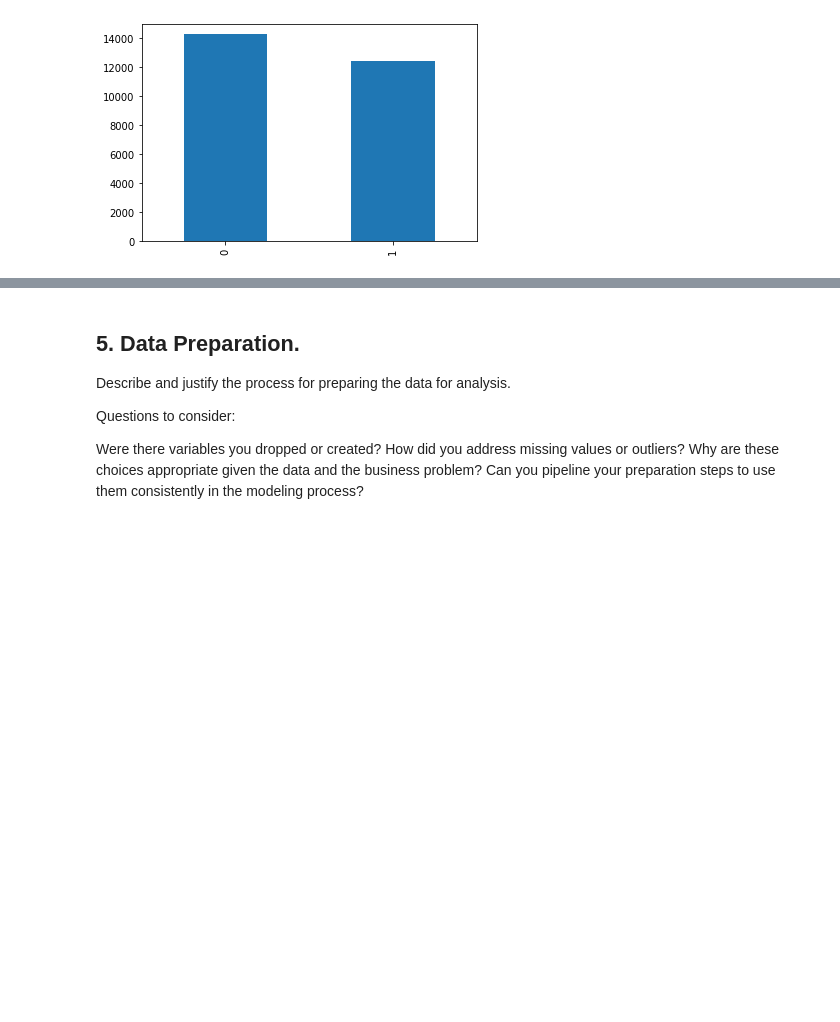
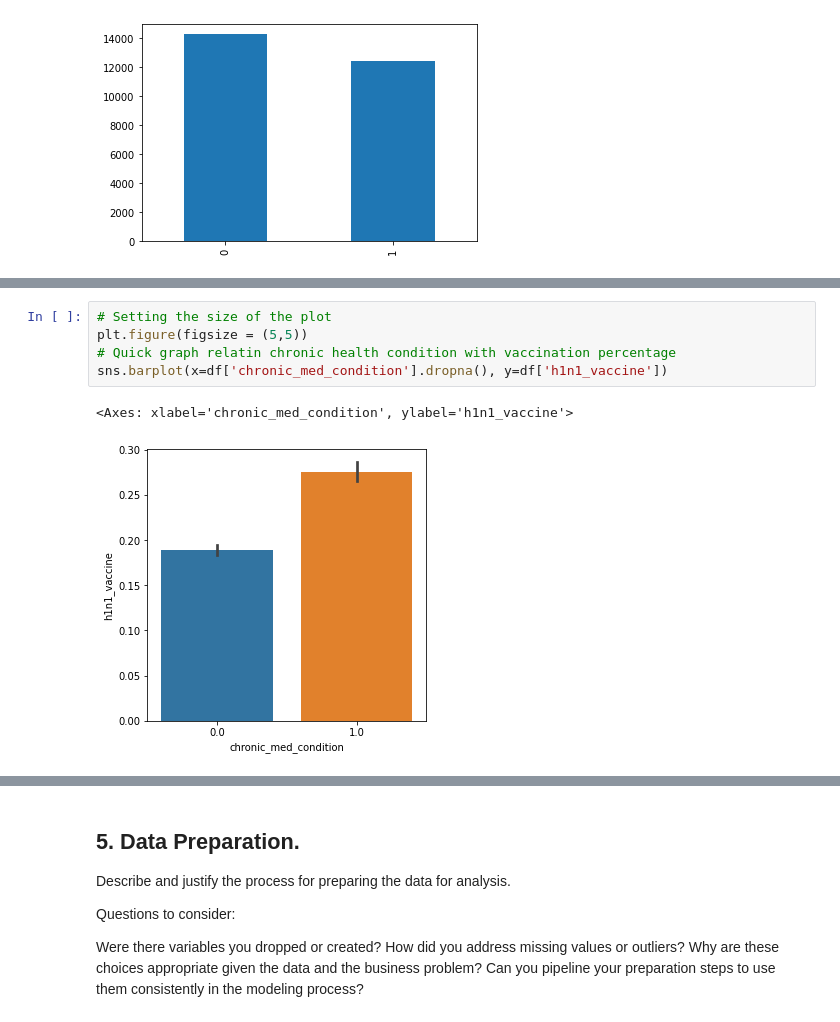
Before and after one commit to PETERNJUGU4/Njugu_Phase_3_Project, a Jupyter notebook: index.ipynb, the cells around one changed output, grey strips where cells are left out. Cells and saved outputs as stored; diff of their text form; blank space fills up the shorter version.

```diff
--- a/index.ipynb
+++ b/index.ipynb
@@ -393,0 +379,8 @@ plt.tight_layout();
+# %%
+# Setting the size of the plot
+plt.figure(figsize = (5,5))
+# Quick graph relatin chronic health condition with vaccination percentage
+sns.barplot(x=df['chronic_med_condition'].dropna(), y=df['h1n1_vaccine'])
+# %% [output]
+<Axes: xlabel='chronic_med_condition', ylabel='h1n1_vaccine'>
+[figure, added]
```
Also changed, not shown: parts of 16 cells of this notebook.
